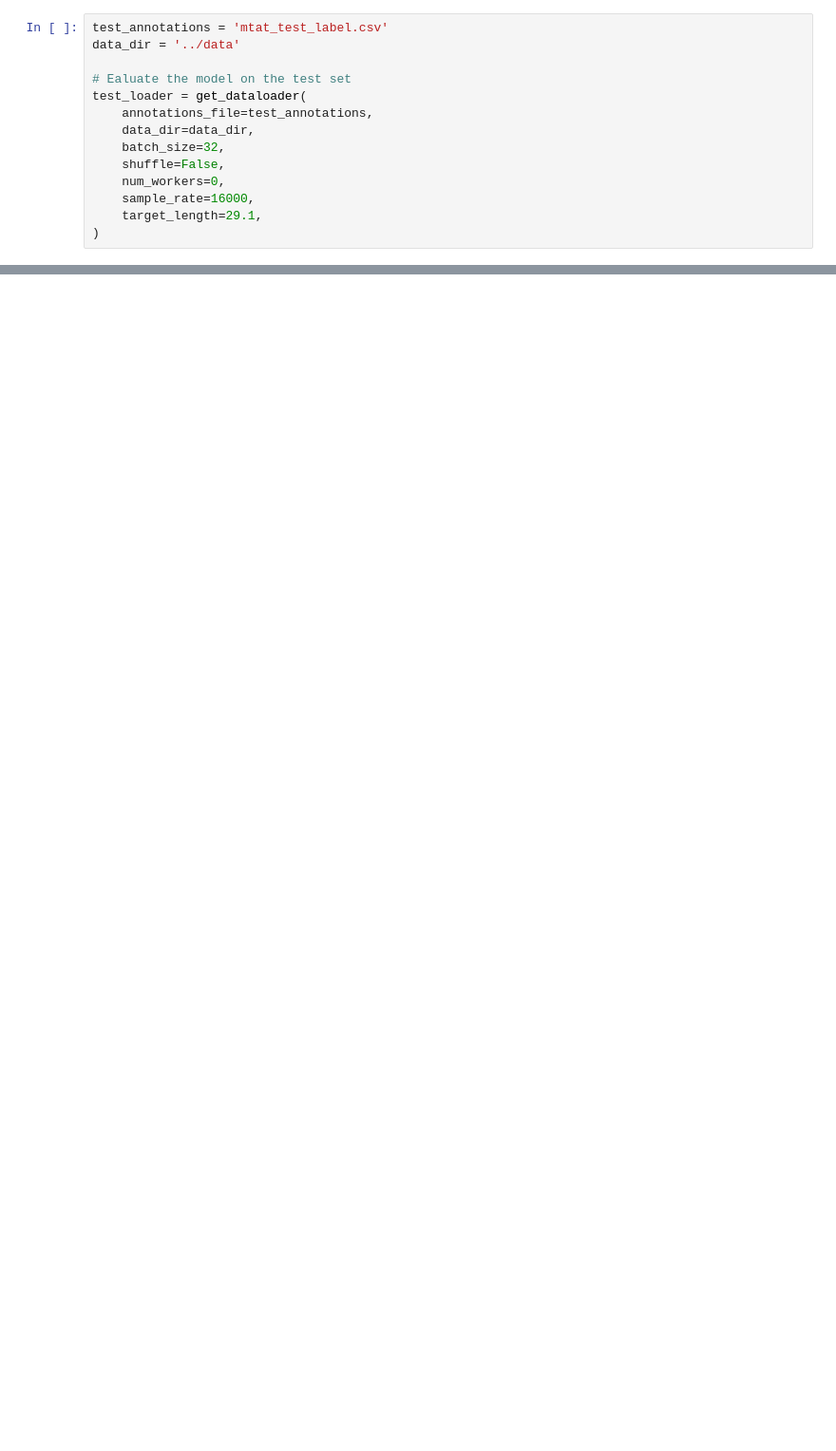
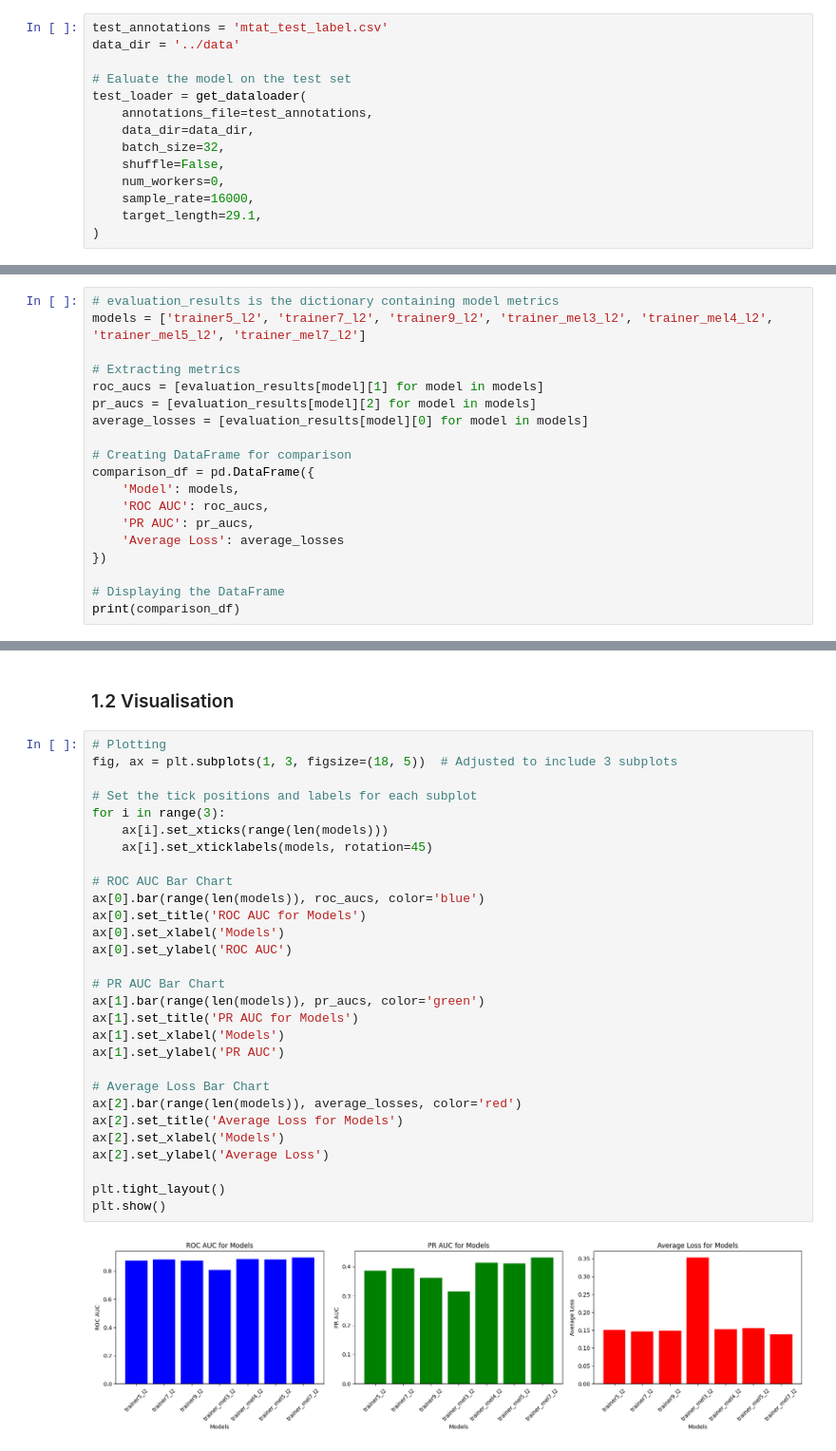
Before and after one commit to syeon0928/tagging-music-sequences, a Jupyter notebook: notebooks/evaluation.ipynb, the cells around one changed output, grey strips where cells are left out. Shown: that part at 95% size. Drawn from its saved outputs; the diff is of its cells as text; blank space fills up the shorter version.

```diff
--- a/notebooks/evaluation.ipynb
+++ b/notebooks/evaluation.ipynb
@@ -222,0 +274,19 @@ avg_loss, roc_auc, pr_auc, predicted_labels, true_labels, filepaths = trainer_me
+# %%
+# evaluation_results is the dictionary containing model metrics
+models = ['trainer5_l2', 'trainer7_l2', 'trainer9_l2', 'trainer_mel3_l2', 'trainer_mel4_l2', 'trainer_mel5_l2', 'trainer_mel7_l2']
+
+# Extracting metrics
+roc_aucs = [evaluation_results[model][1] for model in models]
+pr_aucs = [evaluation_results[model][2] for model in models]
+average_losses = [evaluation_results[model][0] for model in models]
+
+# Creating DataFrame for comparison
+comparison_df = pd.DataFrame({
+    'Model': models,
+    'ROC AUC': roc_aucs,
+    'PR AUC': pr_aucs,
+    'Average Loss': average_losses
+})
+
+# Displaying the DataFrame
+print(comparison_df)
@@ -222,0 +302,33 @@ avg_loss, roc_auc, pr_auc, predicted_labels, true_labels, filepaths = trainer_me
+# %% [markdown]
+### 1.2 Visualisation
+# %%
+# Plotting
+fig, ax = plt.subplots(1, 3, figsize=(18, 5))  # Adjusted to include 3 subplots
+
+# Set the tick positions and labels for each subplot
+for i in range(3):
+    ax[i].set_xticks(range(len(models)))
+    ax[i].set_xticklabels(models, rotation=45)
+
+# ROC AUC Bar Chart
+ax[0].bar(range(len(models)), roc_aucs, color='blue')
+ax[0].set_title('ROC AUC for Models')
+ax[0].set_xlabel('Models')
+ax[0].set_ylabel('ROC AUC')
+
+# PR AUC Bar Chart
+ax[1].bar(range(len(models)), pr_aucs, color='green')
+ax[1].set_title('PR AUC for Models')
+ax[1].set_xlabel('Models')
+ax[1].set_ylabel('PR AUC')
+
+# Average Loss Bar Chart
+ax[2].bar(range(len(models)), average_losses, color='red')
+ax[2].set_title('Average Loss for Models')
+ax[2].set_xlabel('Models')
+ax[2].set_ylabel('Average Loss')
+
+plt.tight_layout()
+plt.show()
+# %% [output]
+[figure, added]
```
Also changed, not shown: parts of 46 cells of this notebook, 7 other files.
